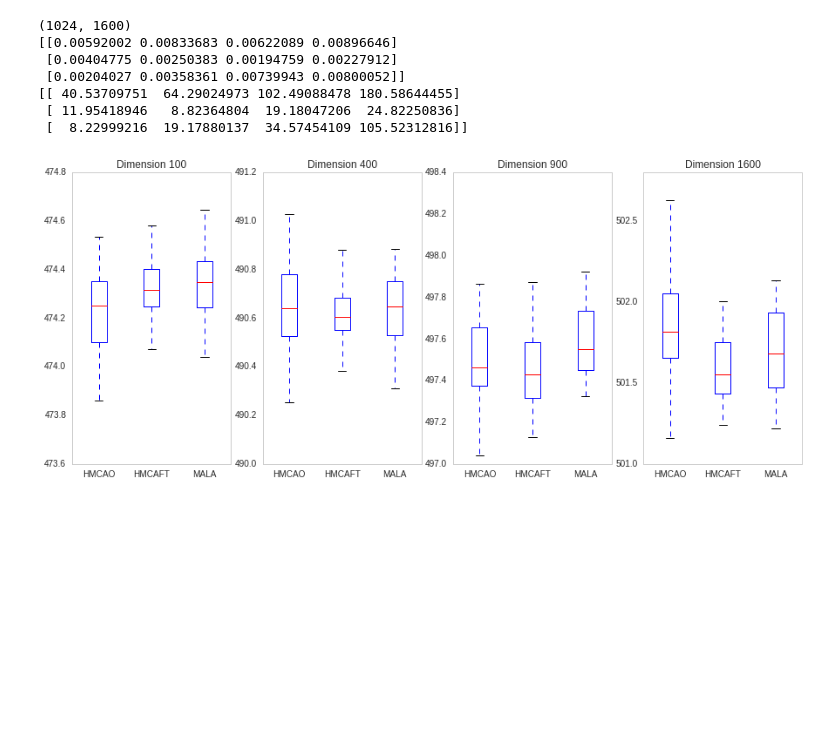
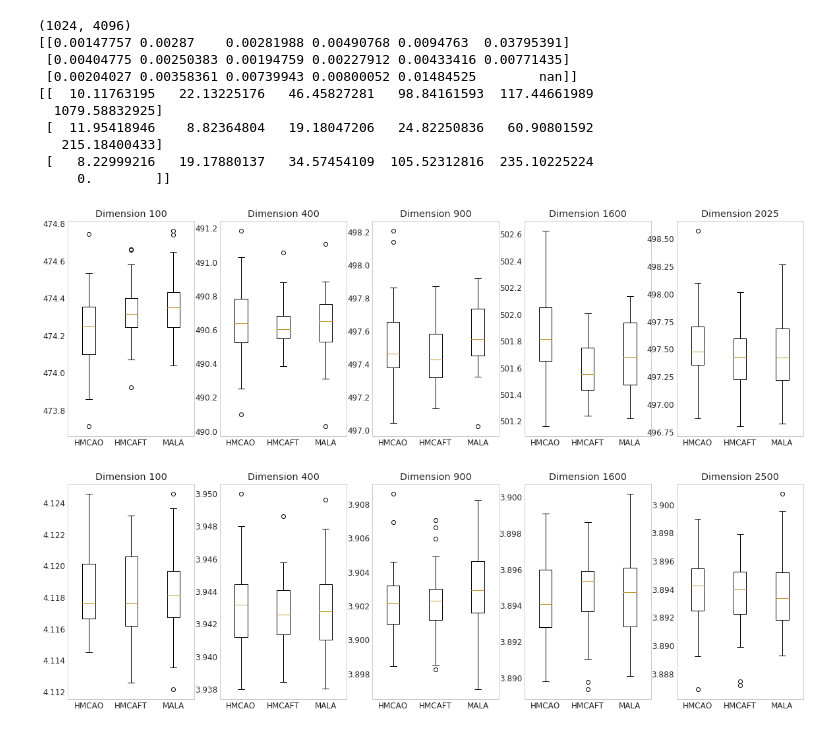
Before and after one commit to alexanderbuchholz/hsmc, a Jupyter notebook: ipython_notebooks/eval_log_cox.ipynb, the cells around one changed output. Saved outputs shown, nothing was run; the diff lists cells and outputs as text; code cells hidden in the pictures; blank space fills up the shorter version.

```diff
--- a/ipython_notebooks/eval_log_cox.ipynb
+++ b/ipython_notebooks/eval_log_cox.ipynb
@@ -71,0 +80,18 @@ array([[[474.33873577, 490.29792256, 497.38904501, 501.78016721],
+# %%
+norm_const[:,2,5] = None
+frames_list = []
+for i_dim, dim in enumerate(dim_list):
+    inter_frame = pd.DataFrame(norm_const[:,:,i_dim], columns=names_prop)
+    inter_frame.colums = names_prop
+    inter_frame['Dim'] = dim
+    frames_list.append(inter_frame)
+    del inter_frame
+final_frame = pd.concat(frames_list)
+#final_frame.columns[:-1] = names_prop
+
+#final_frame = final_frame.rename(columns=names_columns)
+final_frame = pd.melt(final_frame, id_vars=['Dim'])
+final_frame.columns = ['dimension', 'sampler', 'log Z']
+#print()
+sns.violinplot(x='dimension', y='log Z', hue="sampler", data=final_frame.loc[final_frame['dimension'].isin([100, 900, 1600, 2025, 4096])], color="gray")# palette="muted")
+plt.savefig('comparison_estimation_normalizing_constant_log_cox.pdf')
@@ -72,33 +100,57 @@ array([[[474.33873577, 490.29792256, 497.38904501, 501.78016721],
 # %%
-import matplotlib.pyplot as plt
-import seaborn as sns
-sns.set_style("whitegrid", {'axes.grid' : False})
-#sns.set_palette("husl")
-sns.set_palette("PuBuGn_d")
+
+#sns.set_palette("PuBuGn_d")
 
 print res_dict['particles_resampled'].shape
 print trace_mean_particles.var(axis=0)*computational_load.mean(axis=0)
 print norm_const.var(axis=0)*computational_load.mean(axis=0)
-plt.figure(figsize=(15,6))
-plt.subplot(141)
+plt.figure(figsize=(20,6))
+plt.subplot(151)
 plt.title('Dimension 100')
 plt.boxplot(norm_const[:,:,0], labels=names_prop)
-plt.subplot(142)
+plt.subplot(152)
 plt.title('Dimension 400')
 plt.boxplot(norm_const[:,:,1], labels=names_prop)
-plt.subplot(143)
+plt.subplot(153)
 plt.title('Dimension 900')
 plt.boxplot(norm_const[:,:,2], labels=names_prop)
-plt.subplot(144)
+plt.subplot(154)
 plt.title('Dimension 1600')
 plt.boxplot(norm_const[:,:,3], labels=names_prop)
+plt.subplot(155)
+plt.title('Dimension 2025')
+plt.boxplot(norm_const[:,:,4], labels=names_prop)
 plt.savefig('log_cox_boxplot_normconst.png'); plt.show()
+
+
+plt.figure(figsize=(20,6))
+plt.subplot(151)
+plt.title('Dimension 100')
+plt.boxplot(trace_mean_particles[:,:,0], labels=names_prop)
+plt.subplot(152)
+plt.title('Dimension 400')
+plt.boxplot(trace_mean_particles[:,:,1], labels=names_prop)
+plt.subplot(153)
+plt.title('Dimension 900')
+plt.boxplot(trace_mean_particles[:,:,2], labels=names_prop)
+plt.subplot(154)
+plt.title('Dimension 1600')
+plt.boxplot(trace_mean_particles[:,:,3], labels=names_prop)
+plt.subplot(155)
+plt.title('Dimension 2500')
+plt.boxplot(trace_mean_particles[:,:,4], labels=names_prop)
+
+plt.savefig('log_cox_boxplot_trace_mean.png'); plt.show()
 # %% [output]
-(1024, 1600)
-[[0.00592002 0.00833683 0.00622089 0.00896646]
- [0.00404775 0.00250383 0.00194759 0.00227912]
- [0.00204027 0.00358361 0.00739943 0.00800052]]
-[[ 40.53709751  64.29024973 102.49088478 180.58644455]
- [ 11.95418946   8.82364804  19.18047206  24.82250836]
- [  8.22999216  19.17880137  34.57454109 105.52312816]]
+(1024, 4096)
+[[0.00147757 0.00287    0.00281988 0.00490768 0.0094763  0.03795391]
+ [0.00404775 0.00250383 0.00194759 0.00227912 0.00433416 0.00771435]
+ [0.00204027 0.00358361 0.00739943 0.00800052 0.01484525        nan]]
+[[  10.11763195   22.13225176   46.45827281   98.84161593  117.44661989
+  1079.58832925]
+ [  11.95418946    8.82364804   19.18047206   24.82250836   60.90801592
+   215.18400433]
+ [   8.22999216   19.17880137   34.57454109  105.52312816  235.10225224
+     0.        ]]
-[figure, old version]
+[figure, new version]
+[figure, added]
```
Also changed, not shown: parts of 12 cells of this notebook, 22 other files.
